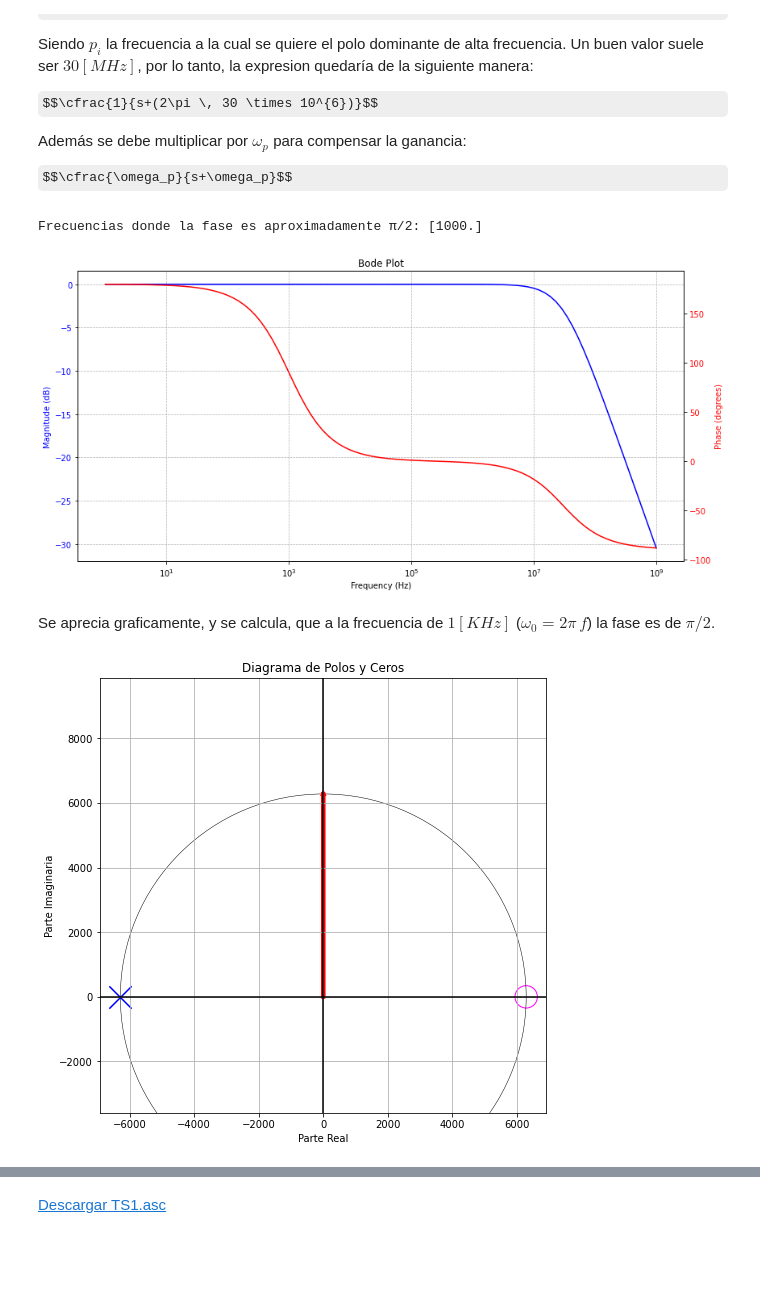
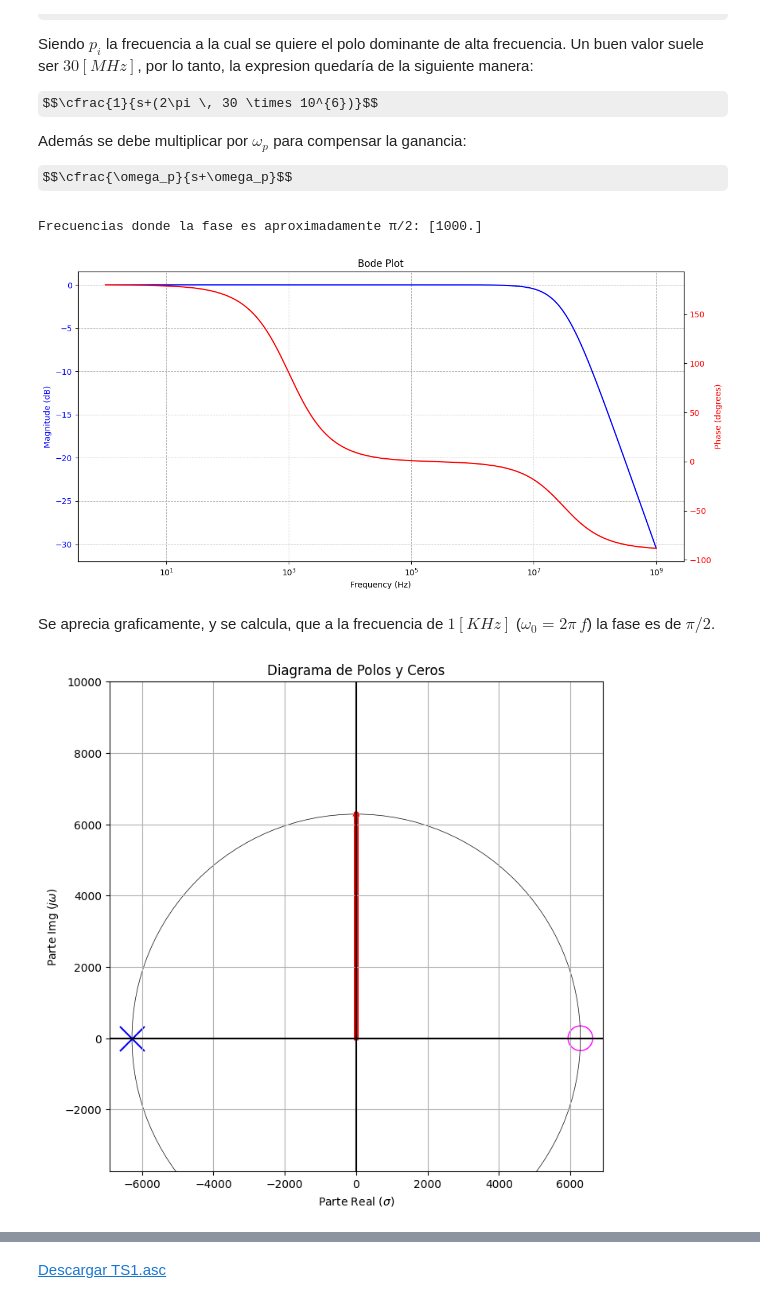
Before and after one commit to fborello-lambda/TC2-2025, a Jupyter notebook: TS1/TS1.ipynb, the cells around one changed output, grey strips where cells are left out. Cells and saved outputs as stored; diff of their text form; code cells hidden in the pictures; some formulas as TeX source; blank space fills up the shorter version.

Commit message:
fix(TS1)
- Compare with new circuit
- Show axis in poles and zeros plot
- Normalized TF simulation

```diff
--- a/TS1/TS1.ipynb
+++ b/TS1/TS1.ipynb
@@ -206,10 +225,10 @@ fp = 30e6
 wp = 2 * np.pi * fp
 # Se multiplica por wp para compensar la ganancia
 H_real = H * (wp / (s + wp))
-plot_tf(H_real, values)
+plot_tf(H_real, values, 9)
 # %% [output]
 Frecuencias donde la fase es aproximadamente π/2: [1000.]
-[figure, old version]
+[figure, new version]
 # %% [markdown]
 Se aprecia graficamente, y se calcula, que a la frecuencia de $1 [KHz]$ ($\omega_0 = 2\pi \, f$) la fase es de $\pi/2$.
 # %%
@@ -249,34 +268,34 @@ plt.scatter(np.real(pole), np.imag(pole), marker="x", color="blue", s=500)
 # Dibuja el círculo
 circle = plt.Circle(
     (np.real(center), np.imag(center)),
     radius,
     edgecolor="black",
     facecolor="none",
     lw=0.5,
 )
 plt.gca().add_artist(circle)
 
 # Flecha que indica el radio del círculo
 plt.arrow(
     np.real(center),
     np.imag(center),
     0,
     radius,
     head_width=2,
     head_length=2,
     color="red",
     lw=4,
 )
 
 # Ploteo
 plt.title("Diagrama de Polos y Ceros")
-plt.xlabel("Parte Real")
-plt.ylabel("Parte Imaginaria")
+plt.xlabel(r"Parte Real $(\sigma)$")
+plt.ylabel(r"Parte Img $(j\omega)$")
 plt.grid(True)
 plt.axhline(0, color="black")
 plt.axvline(0, color="black")
 plt.axis("equal")
 plt.show()
 # %% [output]
-[figure, old version]
+[figure, new version]
 # %% [markdown]
```
Also changed, not shown: parts of 16 cells of this notebook.
